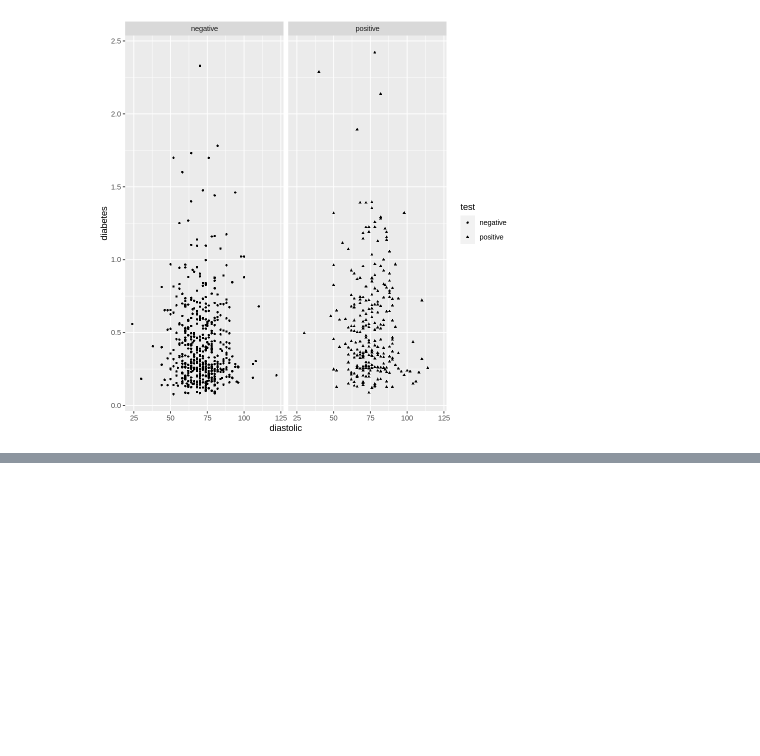
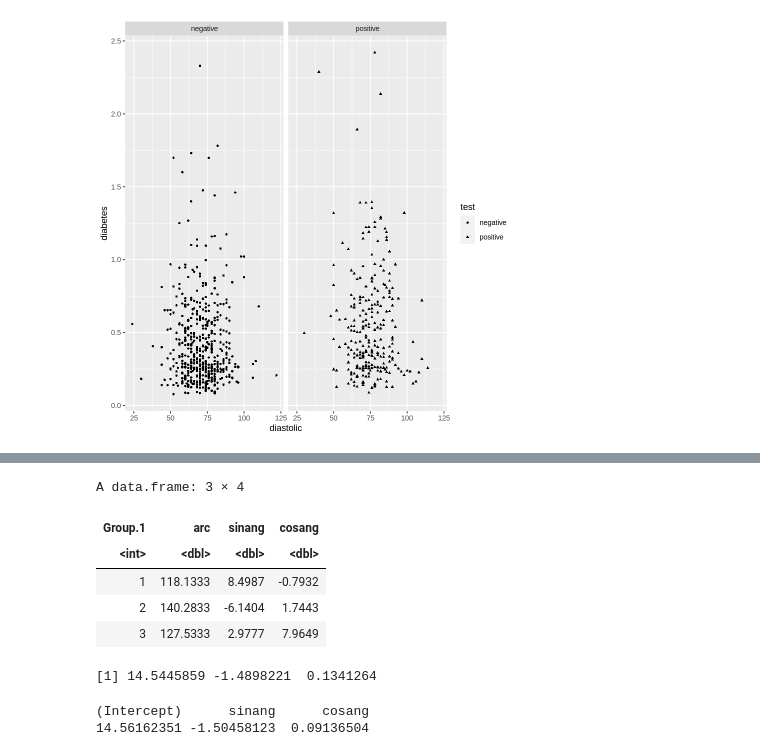
Before and after one commit to j-buss/Linear_Models_with_R, a Jupyter notebook: Chapter_01/Chapter_01_Notes.ipynb, the cells around one changed output, grey strips where cells are left out. Drawn from its saved outputs; the diff is of its cells as text; code cells hidden in the pictures; blank space fills up the shorter version.

```diff
--- a/Chapter_01/Chapter_01_Notes.ipynb
+++ b/Chapter_01/Chapter_01_Notes.ipynb
@@ -155,0 +171,19 @@ Warning message:
+# %%
+(moon3 <- aggregate(manilius[,1:3],list(manilius$group), sum))
+# %% [output]
+A data.frame: 3 × 4
+| Group.1 | arc | sinang | cosang |
+| <int> | <dbl> | <dbl> | <dbl> |
+| 1 | 118.1333 | 8.4987 | -0.7932 |
+| 2 | 140.2833 | -6.1404 | 1.7443 |
+| 3 | 127.5333 | 2.9777 | 7.9649 |
+# %%
+solve(cbind(9,moon3$sinang,moon3$cosang), moon3$arc)
+# %% [output]
+[1] 14.5445859 -1.4898221  0.1341264
+# %%
+lmod <- lm(arc ~ sinang + cosang, manilius)
+coef(lmod)
+# %% [output]
+(Intercept)      sinang      cosang
+14.56162351 -1.50458123  0.09136504
```
Also changed, not shown: parts of 11 cells of this notebook, 1 other file.
